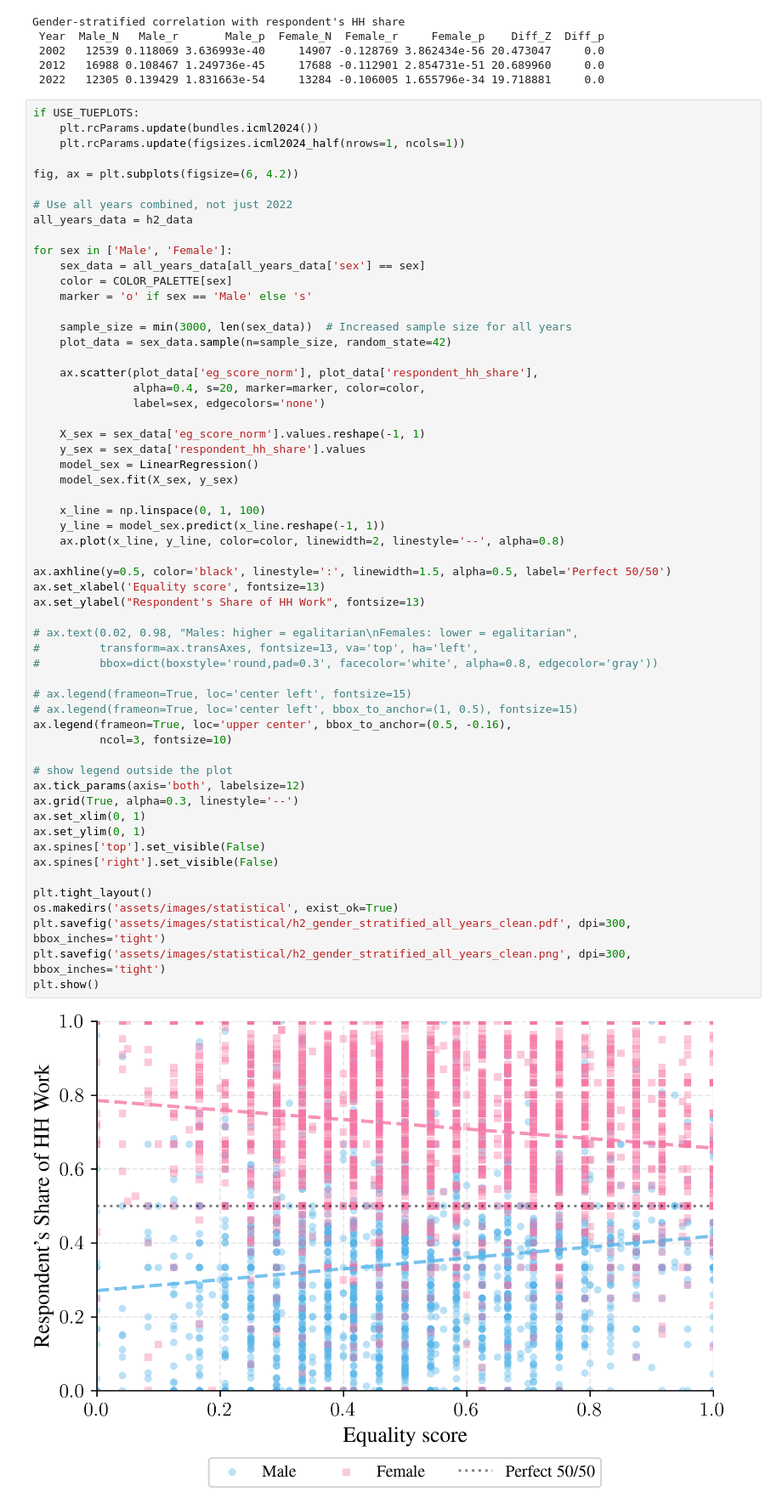
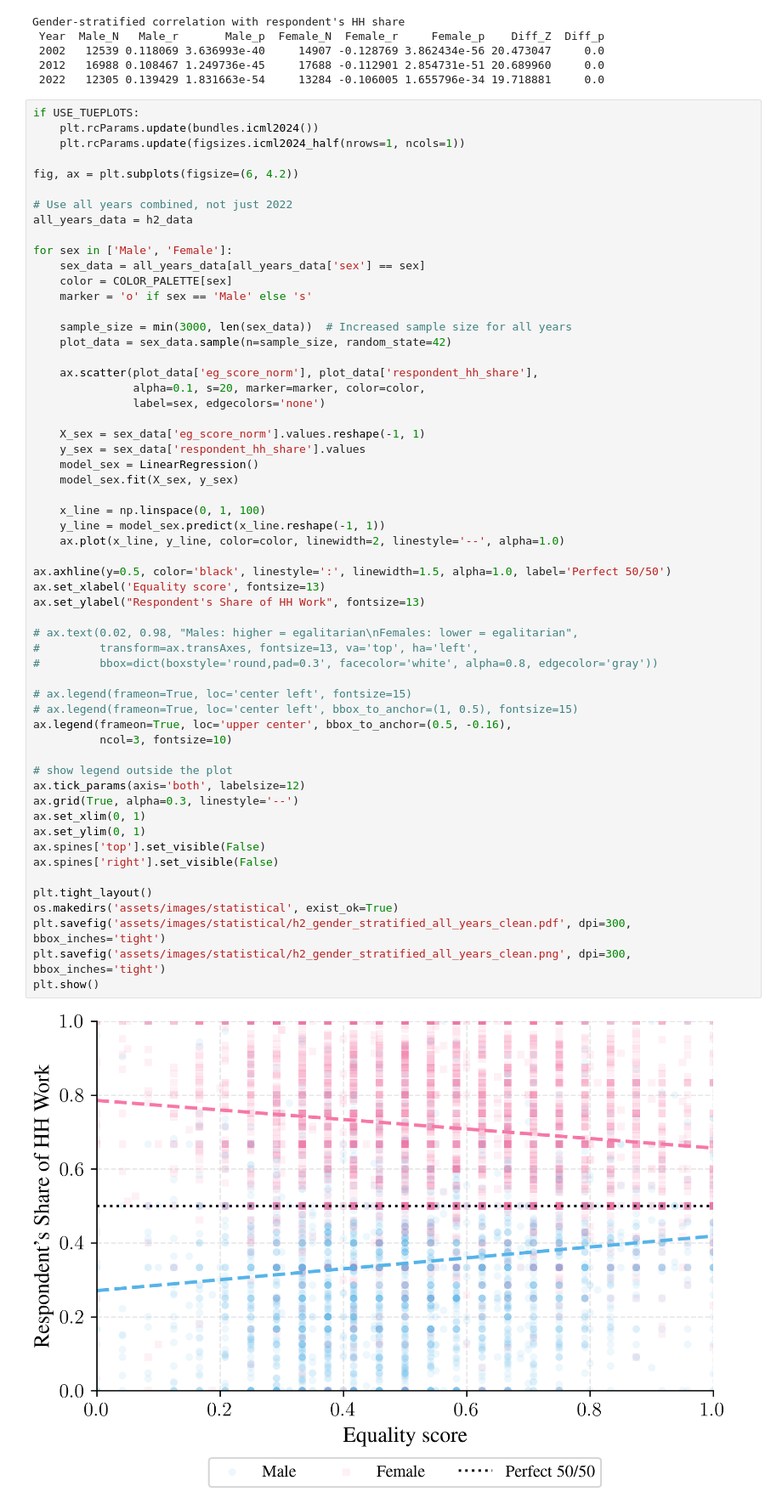
Before and after one commit to ashishpapanai/2025-02-ActionWords, a Jupyter notebook: notebooks/household_analysis.ipynb, the cells around one changed output. Shown at 85% size. Saved outputs shown, nothing was run; the diff lists cells and outputs as text.

```diff
--- a/notebooks/household_analysis.ipynb
+++ b/notebooks/household_analysis.ipynb
@@ -534,7 +534,7 @@ for sex in ['Male', 'Female']:
     plot_data = sex_data.sample(n=sample_size, random_state=42)
 
     ax.scatter(plot_data['eg_score_norm'], plot_data['respondent_hh_share'],
-               alpha=0.4, s=20, marker=marker, color=color,
+               alpha=0.1, s=20, marker=marker, color=color,
                label=sex, edgecolors='none')
 
     X_sex = sex_data['eg_score_norm'].values.reshape(-1, 1)
@@ -544,36 +544,36 @@ for sex in ['Male', 'Female']:
 
     x_line = np.linspace(0, 1, 100)
     y_line = model_sex.predict(x_line.reshape(-1, 1))
-    ax.plot(x_line, y_line, color=color, linewidth=2, linestyle='--', alpha=0.8)
+    ax.plot(x_line, y_line, color=color, linewidth=2, linestyle='--', alpha=1.0)
 
-ax.axhline(y=0.5, color='black', linestyle=':', linewidth=1.5, alpha=0.5, label='Perfect 50/50')
+ax.axhline(y=0.5, color='black', linestyle=':', linewidth=1.5, alpha=1.0, label='Perfect 50/50')
 ax.set_xlabel('Equality score', fontsize=13)
 ax.set_ylabel("Respondent's Share of HH Work", fontsize=13)
 
 # ax.text(0.02, 0.98, "Males: higher = egalitarian\nFemales: lower = egalitarian",
 #         transform=ax.transAxes, fontsize=13, va='top', ha='left',
 #         bbox=dict(boxstyle='round,pad=0.3', facecolor='white', alpha=0.8, edgecolor='gray'))
 
 # ax.legend(frameon=True, loc='center left', fontsize=15)
 # ax.legend(frameon=True, loc='center left', bbox_to_anchor=(1, 0.5), fontsize=15)
 ax.legend(frameon=True, loc='upper center', bbox_to_anchor=(0.5, -0.16),
           ncol=3, fontsize=10)
 
 # show legend outside the plot
 ax.tick_params(axis='both', labelsize=12)
 ax.grid(True, alpha=0.3, linestyle='--')
 ax.set_xlim(0, 1)
 ax.set_ylim(0, 1)
 ax.spines['top'].set_visible(False)
 ax.spines['right'].set_visible(False)
 
 plt.tight_layout()
 os.makedirs('assets/images/statistical', exist_ok=True)
 plt.savefig('assets/images/statistical/h2_gender_stratified_all_years_clean.pdf', dpi=300, bbox_inches='tight')
 plt.savefig('assets/images/statistical/h2_gender_stratified_all_years_clean.png', dpi=300, bbox_inches='tight')
 plt.show()
 # %% [output]
-[figure, old version]
+[figure, new version]
 # %%
 r_squared_results = []
 
```
Also changed, not shown: 3 other files.
